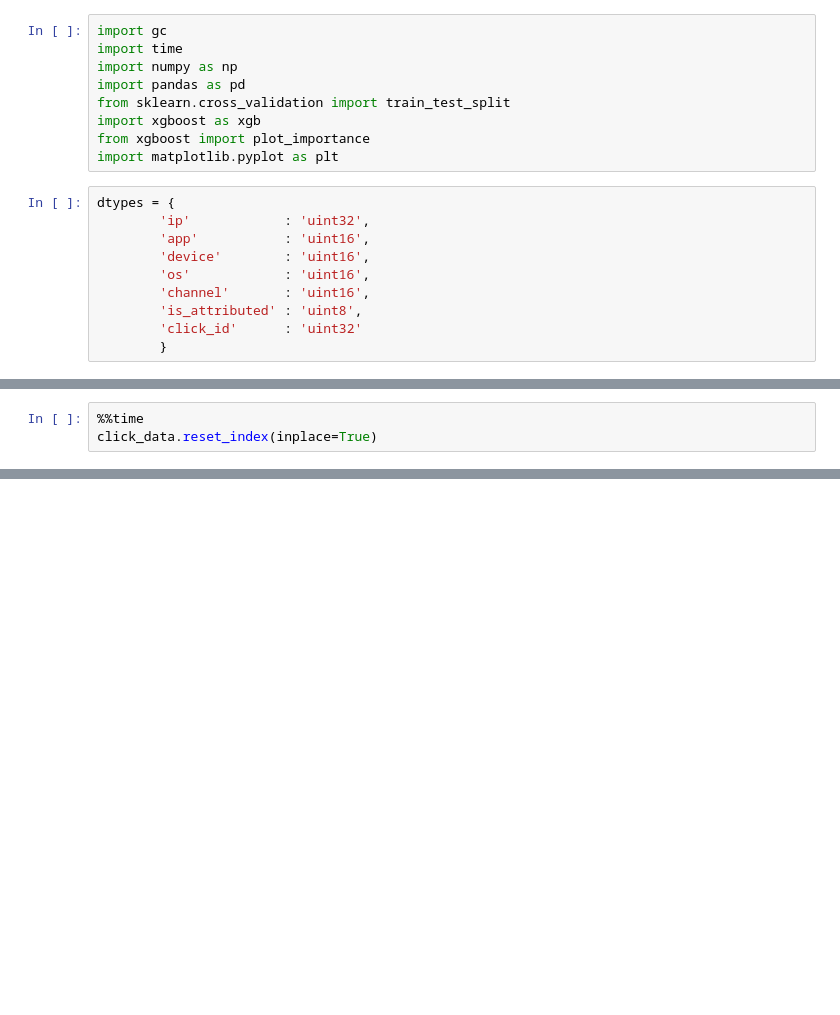
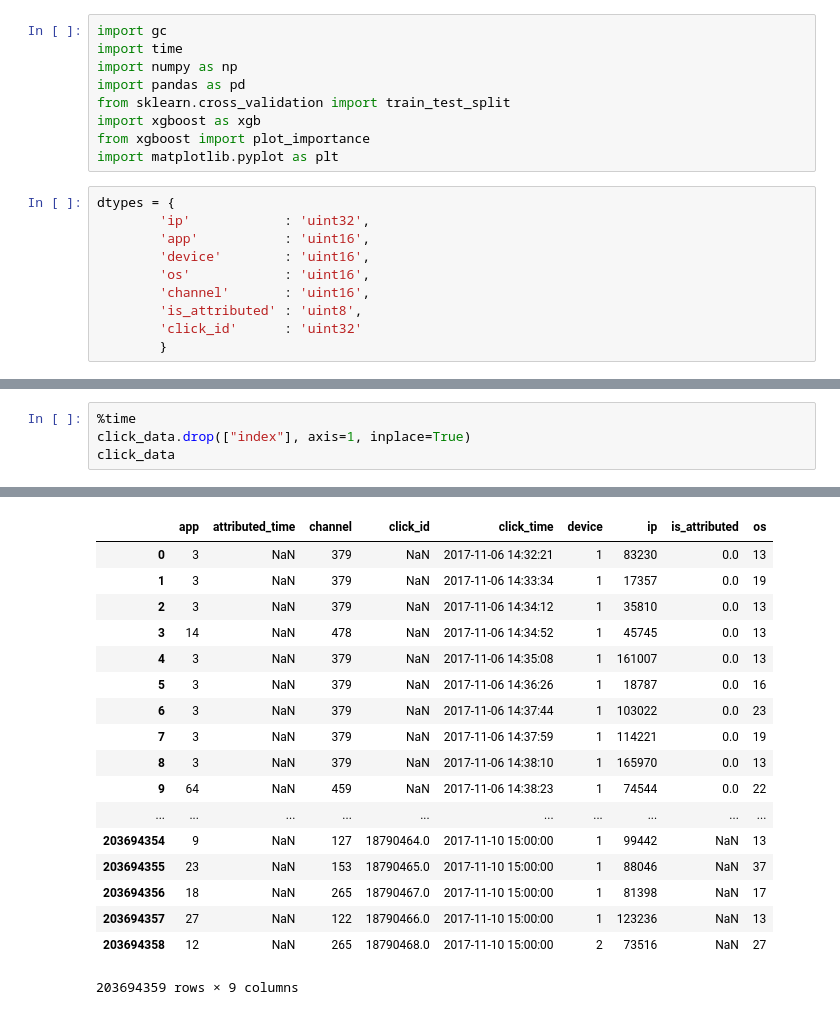
Before and after one commit to kenkoooo/talkingdata-adtracking-fraud-detection, a Jupyter notebook: kenkoooo/notebook/create_hdf.ipynb, the cells around one changed output, grey strips where cells are left out. Drawn from its saved outputs; the diff is of its cells as text; blank space fills up the shorter version.

```diff
--- a/kenkoooo/notebook/create_hdf.ipynb
+++ b/kenkoooo/notebook/create_hdf.ipynb
@@ -44,4 +87,5 @@ Wall time: 48.5 s
 # %%
-%%time
-click_data.reset_index(inplace=True)
+%time
+click_data.drop(["index"], axis=1, inplace=True)
+click_data
 # %% [output]
@@ -50,2 +94,20 @@ Wall time: 717 ms
+|  | app | attributed_time | channel | click_id | click_time | device | ip | is_attributed | os |
+| 0 | 3 | NaN | 379 | NaN | 2017-11-06 14:32:21 | 1 | 83230 | 0.0 | 13 |
+| 1 | 3 | NaN | 379 | NaN | 2017-11-06 14:33:34 | 1 | 17357 | 0.0 | 19 |
+| 2 | 3 | NaN | 379 | NaN | 2017-11-06 14:34:12 | 1 | 35810 | 0.0 | 13 |
+| 3 | 14 | NaN | 478 | NaN | 2017-11-06 14:34:52 | 1 | 45745 | 0.0 | 13 |
+| 4 | 3 | NaN | 379 | NaN | 2017-11-06 14:35:08 | 1 | 161007 | 0.0 | 13 |
+| 5 | 3 | NaN | 379 | NaN | 2017-11-06 14:36:26 | 1 | 18787 | 0.0 | 16 |
+| 6 | 3 | NaN | 379 | NaN | 2017-11-06 14:37:44 | 1 | 103022 | 0.0 | 23 |
+| 7 | 3 | NaN | 379 | NaN | 2017-11-06 14:37:59 | 1 | 114221 | 0.0 | 19 |
+| 8 | 3 | NaN | 379 | NaN | 2017-11-06 14:38:10 | 1 | 165970 | 0.0 | 13 |
+| 9 | 64 | NaN | 459 | NaN | 2017-11-06 14:38:23 | 1 | 74544 | 0.0 | 22 |
+| ... | ... | ... | ... | ... | ... | ... | ... | ... | ... |
+| 203694354 | 9 | NaN | 127 | 18790464.0 | 2017-11-10 15:00:00 | 1 | 99442 | NaN | 13 |
+| 203694355 | 23 | NaN | 153 | 18790465.0 | 2017-11-10 15:00:00 | 1 | 88046 | NaN | 37 |
+| 203694356 | 18 | NaN | 265 | 18790467.0 | 2017-11-10 15:00:00 | 1 | 81398 | NaN | 17 |
+| 203694357 | 27 | NaN | 122 | 18790466.0 | 2017-11-10 15:00:00 | 1 | 123236 | NaN | 13 |
+| 203694358 | 12 | NaN | 265 | 18790468.0 | 2017-11-10 15:00:00 | 2 | 73516 | NaN | 27 |
+203694359 rows × 9 columns
 # %%
 %%time
```
Also changed, not shown: parts of 19 cells of this notebook.
